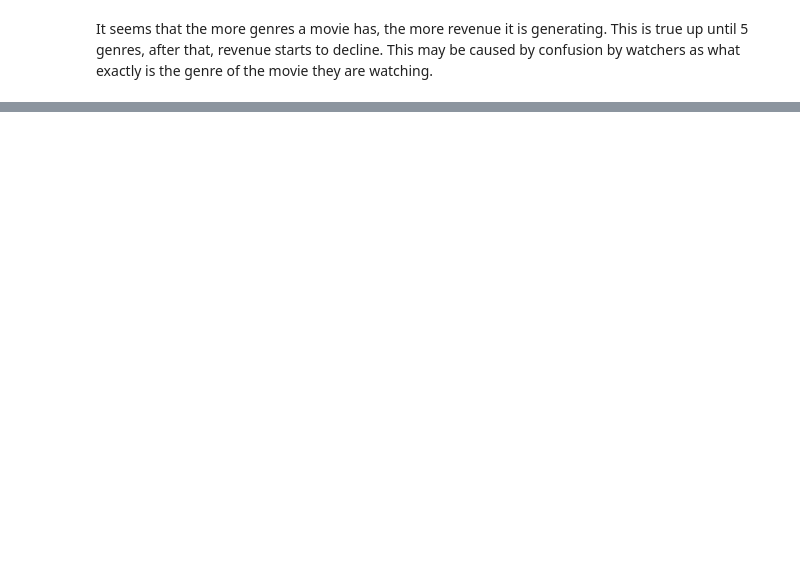
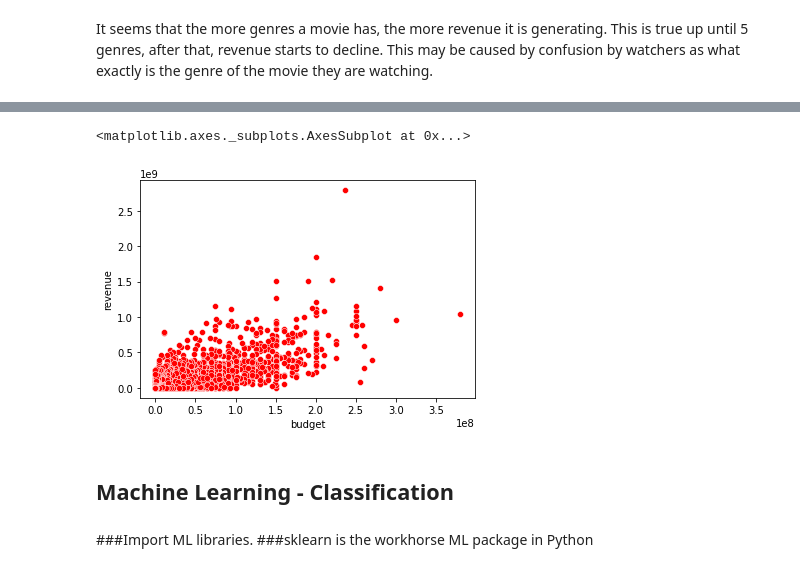
Before and after one commit to canon14/MovieRecommendationModel, a Jupyter notebook: MovieRecommendation.ipynb, the cells around one changed output, grey strips where cells are left out. Saved outputs shown, nothing was run; the diff lists cells and outputs as text; code cells hidden in the pictures; blank space fills up the shorter version.

```diff
--- a/MovieRecommendation.ipynb
+++ b/MovieRecommendation.ipynb
@@ -382,0 +418,6 @@ It seems that the more genres a movie has, the more revenue it is generating. Th
+# %%
+#Correlation between budget and Revenue
+sns.scatterplot(data=tmdb_attributes_df, x='budget', y='revenue', color='red')
+# %% [output]
+<matplotlib.axes._subplots.AxesSubplot at 0x...>
+[figure, added]
@@ -382,0 +426,5 @@ It seems that the more genres a movie has, the more revenue it is generating. Th
+# %% [markdown]
+## Machine Learning - Classification
+# %% [markdown]
+###Import ML libraries.
+###sklearn is the workhorse ML package in Python
```
Also changed, not shown: parts of 11 cells of this notebook.
